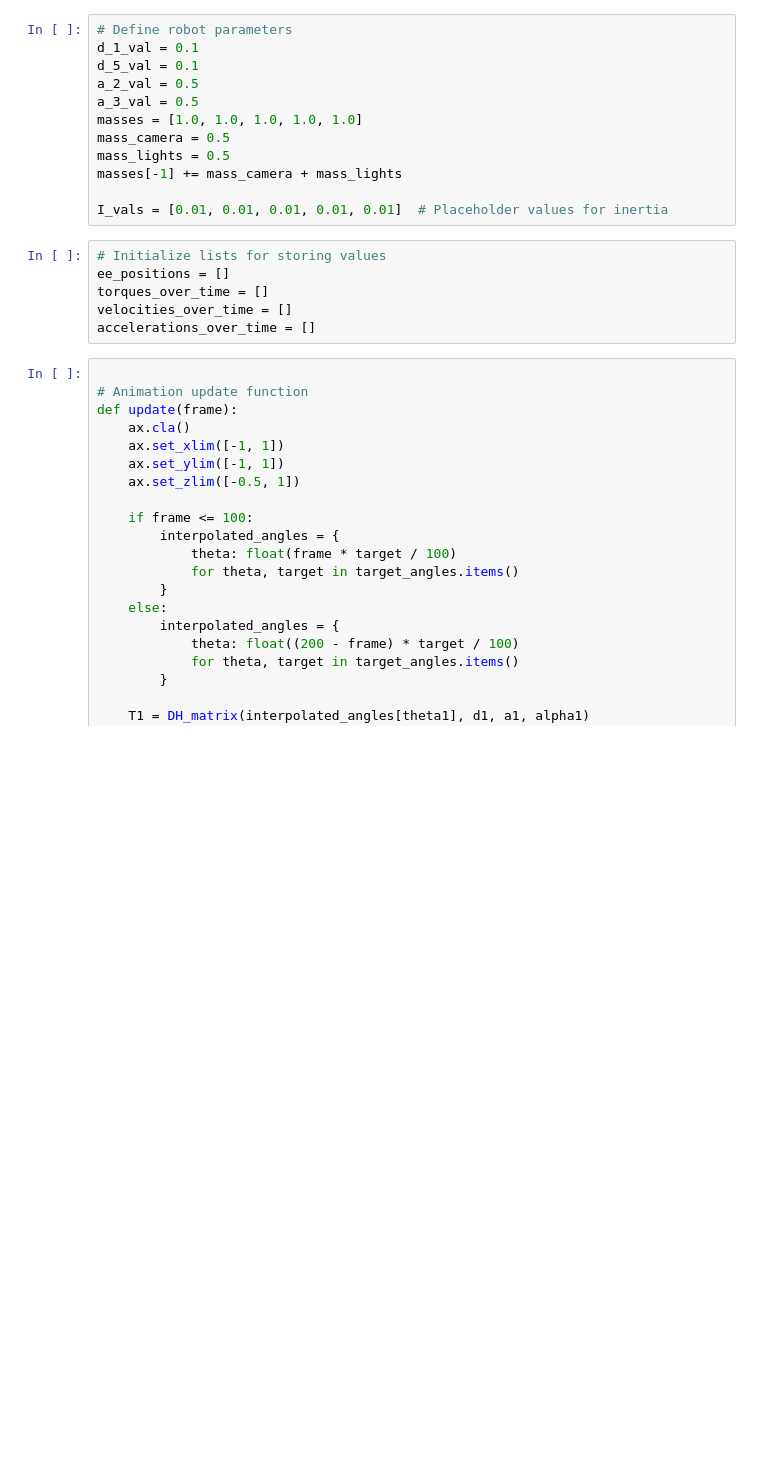
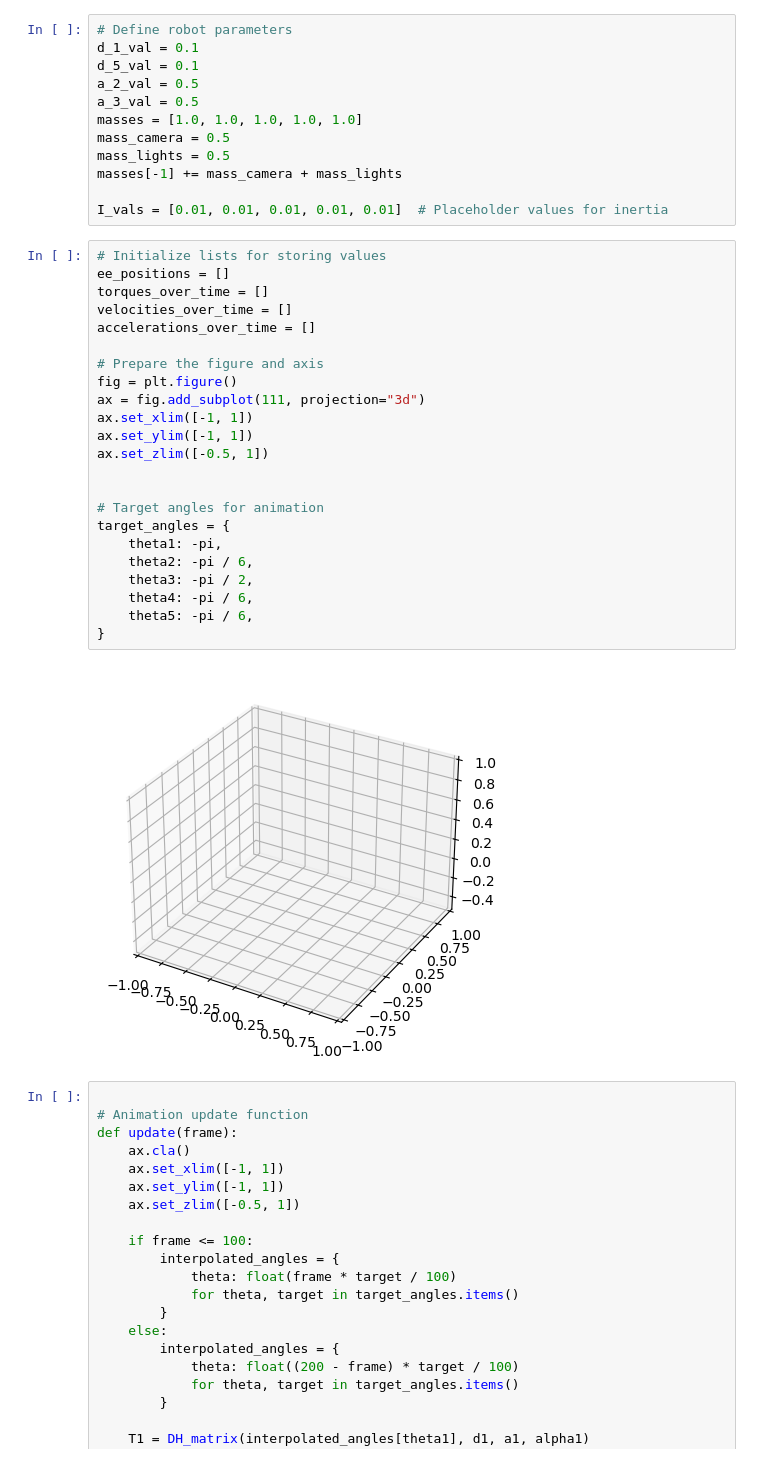
Before and after one commit to sulimanbadour1/Project_S, a Jupyter notebook: Modeling/Kinematics/math/vel_tor_acc/dynamics.ipynb, the cells around one changed output. Drawn from its saved outputs; the diff is of its cells as text; blank space fills up the shorter version.

Commit message:
Develop torque code

```diff
--- a/Modeling/Kinematics/math/vel_tor_acc/dynamics.ipynb
+++ b/Modeling/Kinematics/math/vel_tor_acc/dynamics.ipynb
@@ -129,12 +135,31 @@ mass_lights = 0.5
 masses[-1] += mass_camera + mass_lights
 
 I_vals = [0.01, 0.01, 0.01, 0.01, 0.01]  # Placeholder values for inertia
-# %%
-# Initialize lists for storing values
-ee_positions = []
-torques_over_time = []
-velocities_over_time = []
-accelerations_over_time = []
+# %%
+# Initialize lists for storing values
+ee_positions = []
+torques_over_time = []
+velocities_over_time = []
+accelerations_over_time = []
+
+# Prepare the figure and axis
+fig = plt.figure()
+ax = fig.add_subplot(111, projection="3d")
+ax.set_xlim([-1, 1])
+ax.set_ylim([-1, 1])
+ax.set_zlim([-0.5, 1])
+
+
+# Target angles for animation
+target_angles = {
+    theta1: -pi,
+    theta2: -pi / 6,
+    theta3: -pi / 2,
+    theta4: -pi / 6,
+    theta5: -pi / 6,
+}
+# %% [output]
+[figure, added]
 # %%
 
 # Animation update function
```
Also changed, not shown: parts of 1 cell of this notebook, 4 other files.
